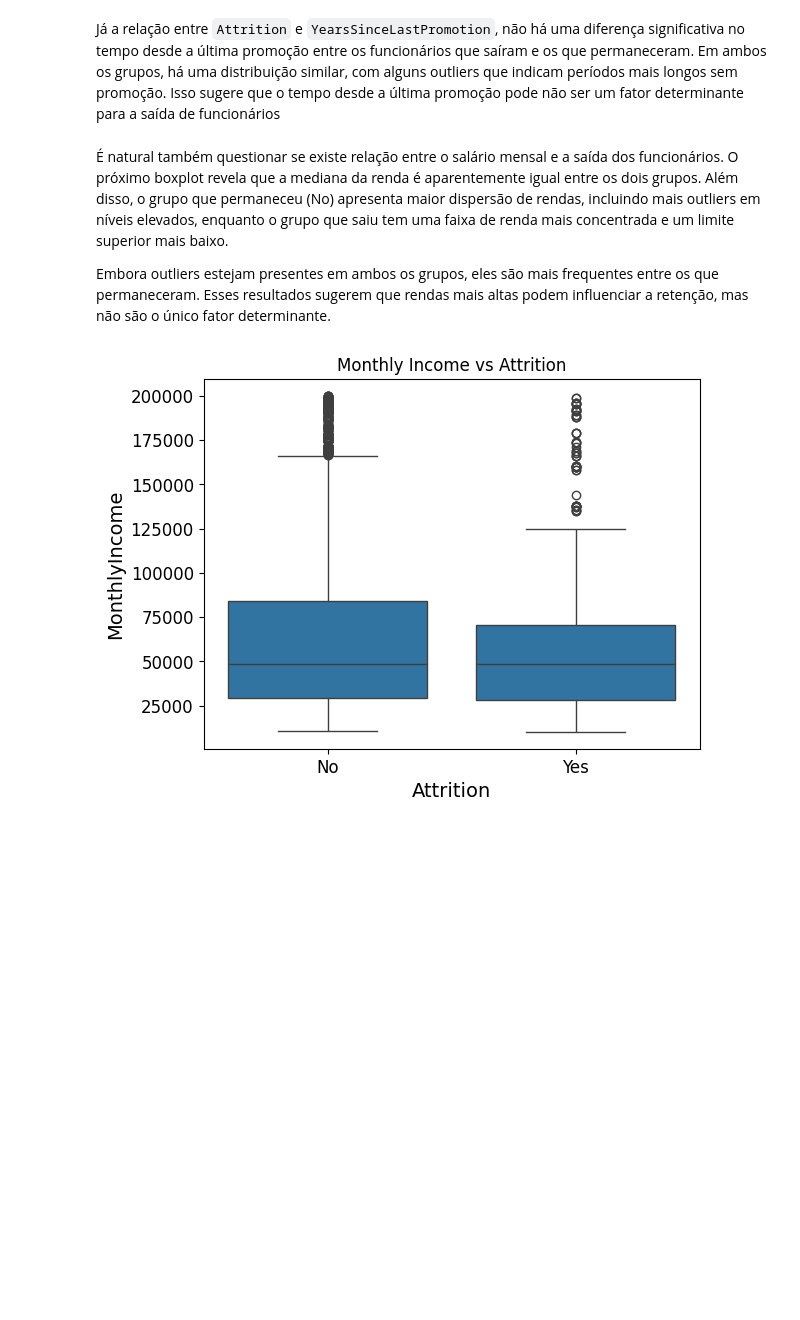
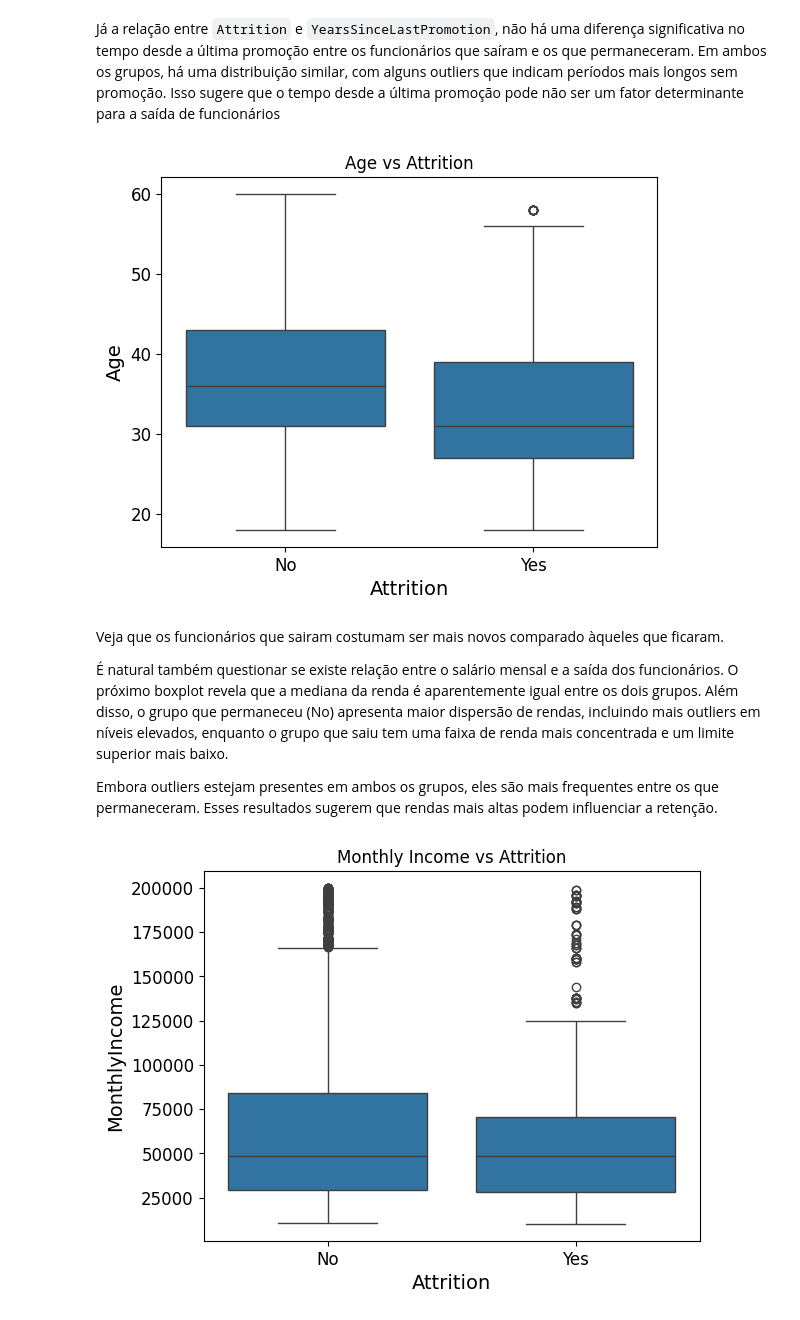
Before and after one commit to amandatz/employee-attrition-analysis, a Jupyter notebook: solution.ipynb, the cells around one changed output. Drawn from its saved outputs; the diff is of its cells as text; code cells hidden in the pictures; blank space fills up the shorter version.

```diff
--- a/solution.ipynb
+++ b/solution.ipynb
@@ -184,10 +186,18 @@ plt.show()
 [figure]
 # %% [markdown]
 Já a relação entre `Attrition` e `YearsSinceLastPromotion`, não há uma diferença significativa no tempo desde a última promoção entre os funcionários que saíram e os que permaneceram. Em ambos os grupos, há uma distribuição similar, com alguns outliers que indicam períodos mais longos sem promoção. Isso sugere que o tempo desde a última promoção pode não ser um fator determinante para a saída de funcionários
+# %%
+sns.boxplot(x='Attrition', y='Age', data=employees)
+plt.title('Age vs Attrition')
+plt.show()
+# %% [output]
+[figure, added]
 # %% [markdown]
+Veja que os funcionários que sairam costumam ser mais novos comparado àqueles que ficaram.
+
 É natural também questionar se existe relação entre o salário mensal e a saída dos funcionários. O próximo boxplot revela que a mediana da renda é aparentemente igual entre os dois grupos. Além disso, o grupo que permaneceu (No) apresenta maior dispersão de rendas, incluindo mais outliers em níveis elevados, enquanto o grupo que saiu tem uma faixa de renda mais concentrada e um limite superior mais baixo.
 
-Embora outliers estejam presentes em ambos os grupos, eles são mais frequentes entre os que permaneceram. Esses resultados sugerem que rendas mais altas podem influenciar a retenção, mas não são o único fator determinante.
+Embora outliers estejam presentes em ambos os grupos, eles são mais frequentes entre os que permaneceram. Esses resultados sugerem que rendas mais altas podem influenciar a retenção.
 # %%
 sns.boxplot(x='Attrition', y='MonthlyIncome', data=employees)
 plt.title('Monthly Income vs Attrition')
```
Also changed, not shown: parts of 4 cells of this notebook.
